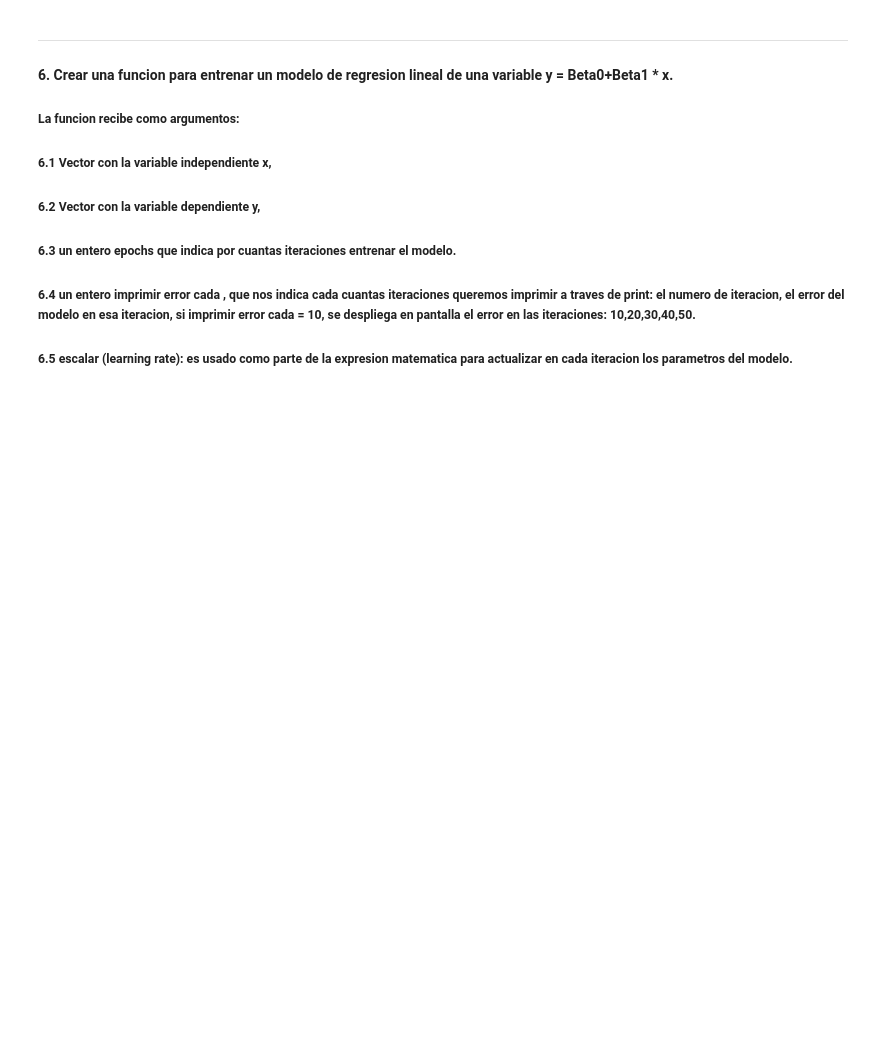
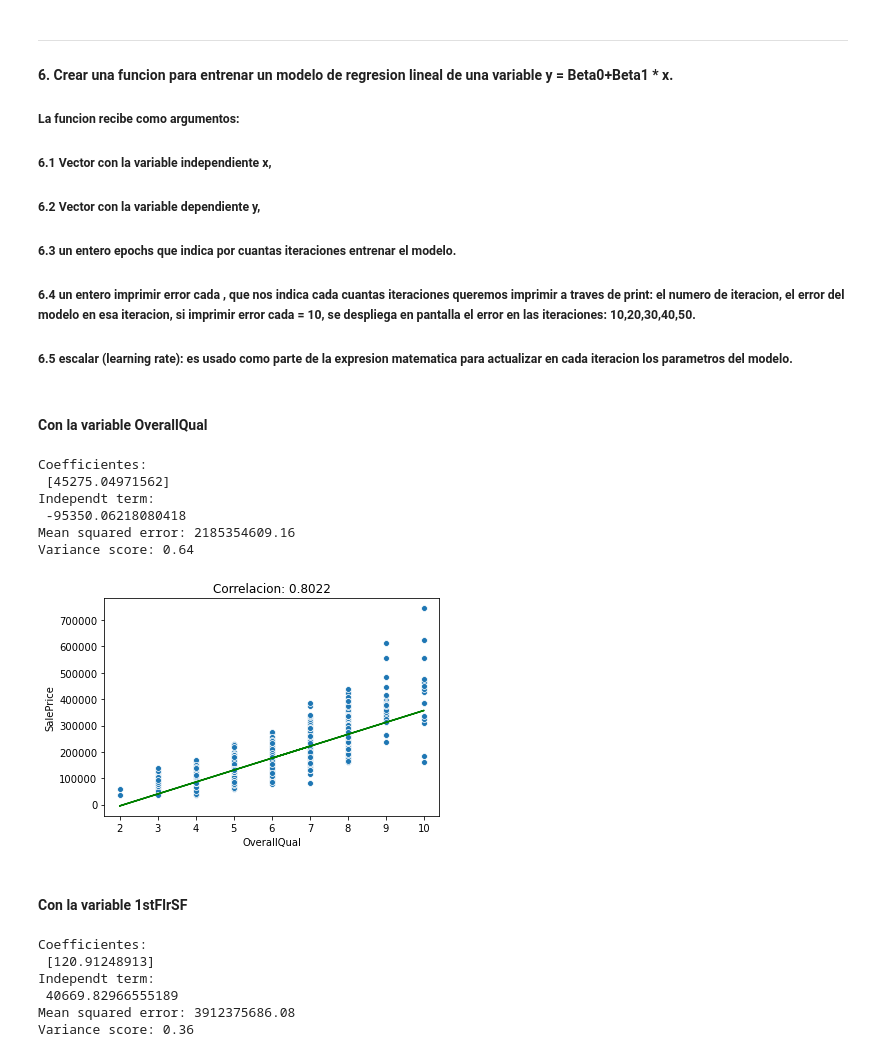
Before and after one commit to ErickVelasquez17/Proyecto1, a Jupyter notebook: Proyecto.ipynb, the cells around one changed output. Saved outputs shown, nothing was run; the diff lists cells and outputs as text; code cells hidden in the pictures; blank space fills up the shorter version.

```diff
--- a/Proyecto.ipynb
+++ b/Proyecto.ipynb
@@ -260,0 +292,58 @@ plt.show()
+# %% [markdown]
+####  Con la variable OverallQual
+# %%
+dataX = set_de_entrenamiento[["OverallQual"]]
+x_train = np.array(dataX)
+y_train = set_de_entrenamiento['SalePrice'].values
+
+regr = linear_model.LinearRegression()
+
+regr.fit(x_train, y_train)
+
+y_pred = regr.predict(x_train)
+
+print('Coefficientes: \n', regr.coef_)
+print('Independt term: \n', regr.intercept_)
+print("Mean squared error: %.2f" % mean_squared_error(y_train, y_pred))
+print('Variance score: %.2f' % r2_score(y_train, y_pred))
+# %% [output]
+Coefficientes:
+ [45275.04971562]
+Independt term:
+ -95350.06218080418
+Mean squared error: 2185354609.16
+Variance score: 0.64
+# %%
+corr_OverallQual = round(np.corrcoef(set_de_entrenamiento['OverallQual'], set_de_entrenamiento['SalePrice'])[0, 1],4)
+plt.scatter('OverallQual','SalePrice', data=set_de_entrenamiento, alpha=1, linewidths = 0.75, edgecolor = 'white', s = 35)
+plt.plot(x_train, y_pred, color = 'green')
+plt.xlabel('OverallQual')
+plt.ylabel('SalePrice')
+plt.title('Correlacion: ' + str(corr_OverallQual))
+plt.show()
+# %% [output]
+[figure, added]
+# %% [markdown]
+####  Con la variable 1stFlrSF
+# %%
+dataX2 = set_de_entrenamiento[["1stFlrSF"]]
+x_train2 = np.array(dataX2)
+y_train2 = set_de_entrenamiento['SalePrice'].values
+
+regr2 = linear_model.LinearRegression()
+
+regr2.fit(x_train2, y_train2)
+
+y_pred2 = regr2.predict(x_train2)
+
+print('Coefficientes: \n', regr2.coef_)
+print('Independt term: \n', regr2.intercept_)
+print("Mean squared error: %.2f" % mean_squared_error(y_train2, y_pred2))
+print('Variance score: %.2f' % r2_score(y_train2, y_pred2))
+# %% [output]
+Coefficientes:
+ [120.91248913]
+Independt term:
+ 40669.82966555189
+Mean squared error: 3912375686.08
+Variance score: 0.36
```
Also changed, not shown: parts of 26 cells of this notebook.
